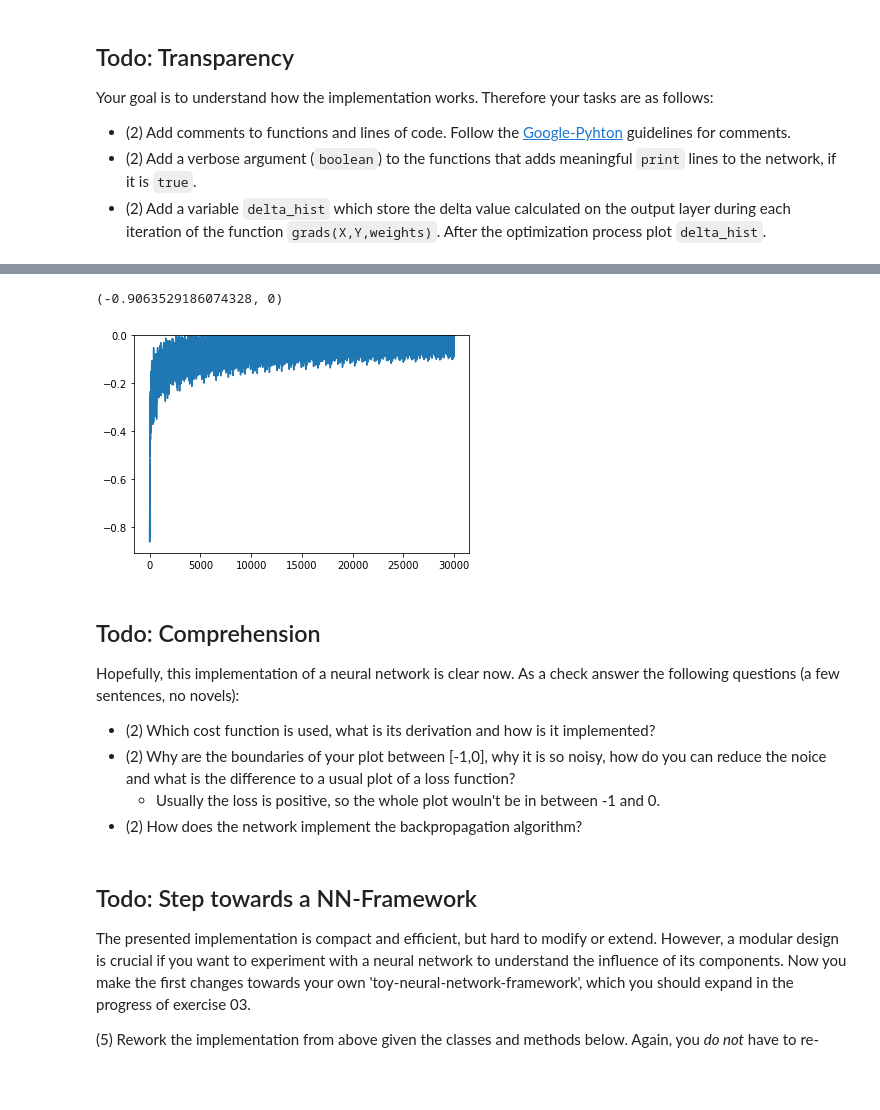
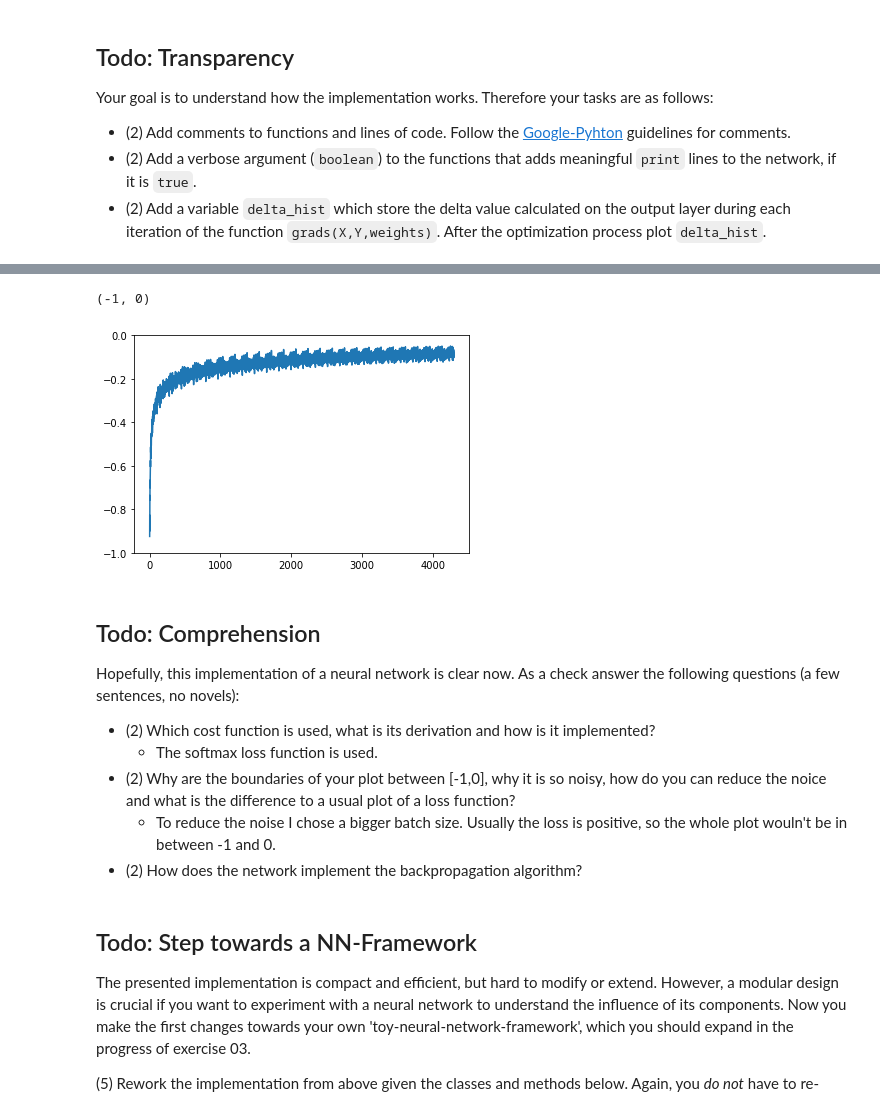
Before and after one commit to christophstach/deep-learning-ubiquitous-tribble, a Jupyter notebook: 1163050_uebung_03/fc_network.ipynb, the cells around one changed output, grey strips where cells are left out. Saved outputs shown, nothing was run; the diff lists cells and outputs as text; code cells hidden in the pictures; blank space fills up the shorter version.

```diff
--- a/1163050_uebung_03/fc_network.ipynb
+++ b/1163050_uebung_03/fc_network.ipynb
@@ -68,7 +68,7 @@ def feed_forward(X, weights):
         a.append(np.maximum(a[-1].dot(w),0))
     return a
 
-def grads(X, Y, weights, verbose = False):
+def grads(X, Y, weights):
     """Calculates the gradiants and preforms the backpropagation
 
     This function calculates the gradiants and passes the
@@ -78,7 +78,6 @@ def grads(X, Y, weights, verbose = False):
             X: A batch of inputs
             Y: A batch of labels
             weights: weights to calculate the new gradient
-            vorbose: prints the loss in each iteration
 
         Returns:
             The new gradients
@@ -89,29 +88,28 @@ def grads(X, Y, weights, verbose = False):
     # https://brilliant.org/wiki/backpropagation/ or https://stats.stackexchange.com/questions/154879/a-list-of-cost-functions-used-in-neural-networks-alongside-applications
     delta = a[-1] - Y
 
-    if verbose:
-        print("Loss:", np.sum(delta*Y)/len(X))
 
     delta_hist.append(np.sum(delta*Y)/len(X))
     grads[-1] = a[-2].T.dot(delta)
-    for i in range(len(a)-2, 0, -1):
+    for i in range(len(a) - 2, 0, -1):
         delta = (a[i] > 0) * delta.dot(weights[i].T)
-        grads[i-1] = a[i-1].T.dot(delta)
+        grads[i - 1] = a[i-1].T.dot(delta)
 
     return grads / len(X)
 
 trX, trY, teX, teY = train_images, train_labels, test_images, test_labels
 weights = [np.random.randn(*w) * 0.1 for w in [(784, 200), (200,100), (100, 10)]]
-num_epochs, batch_size, learn_rate = 25, 50, 0.1
+num_epochs, batch_size, learn_rate = 25, 350, 0.1
+verbose = True
 
 for i in range(num_epochs):
     for j in range(0, len(trX), batch_size):
         X, Y = trX[j:j+batch_size], trY[j:j+batch_size]
         weights -= learn_rate * grads(X, Y, weights)
-        once = False
 
     prediction_test = np.argmax(feed_forward(teX, weights)[-1], axis=1)
-    print ('Epoch:', i, 'Accuracy:', np.mean(prediction_test == np.argmax(teY, axis=1)))
+    if verbose:
+        print ('Epoch:', i, 'Accuracy:', np.mean(prediction_test == np.argmax(teY, axis=1)), 'Delta:', delta_hist[-1])
 
 plt.plot(delta_hist)
 plt.ylim(ymax = 0, ymin= -1)
@@ -136,11 +134,12 @@ Epoch: 24 Accuracy: 0.9782
-(-0.9063529186074328, 0)
+(-1, 0)
-[figure, old version]
+[figure, new version]
 # %% [markdown]
 ## Todo: Comprehension
 Hopefully, this implementation of a neural network is clear now. As a check answer the following questions (a few sentences, no novels):
   - (2) Which cost function is used, what is its derivation and how is it implemented?
+      - The softmax loss function is used.
   - (2) Why are the boundaries of your plot between [-1,0], why it is so noisy, how do you can reduce the noice and what is the difference to a usual plot of a loss function?
-      - Usually the loss is positive, so the whole plot wouln't be in between -1 and 0.
+      - To reduce the noise I chose a bigger batch size. Usually the loss is positive, so the whole plot wouln't be in between -1 and 0.
   - (2) How does the network implement the backpropagation algorithm?
 # %% [markdown]
 ## Todo: Step towards a NN-Framework
```
Also changed, not shown: parts of 2 cells of this notebook, 1 other file.
